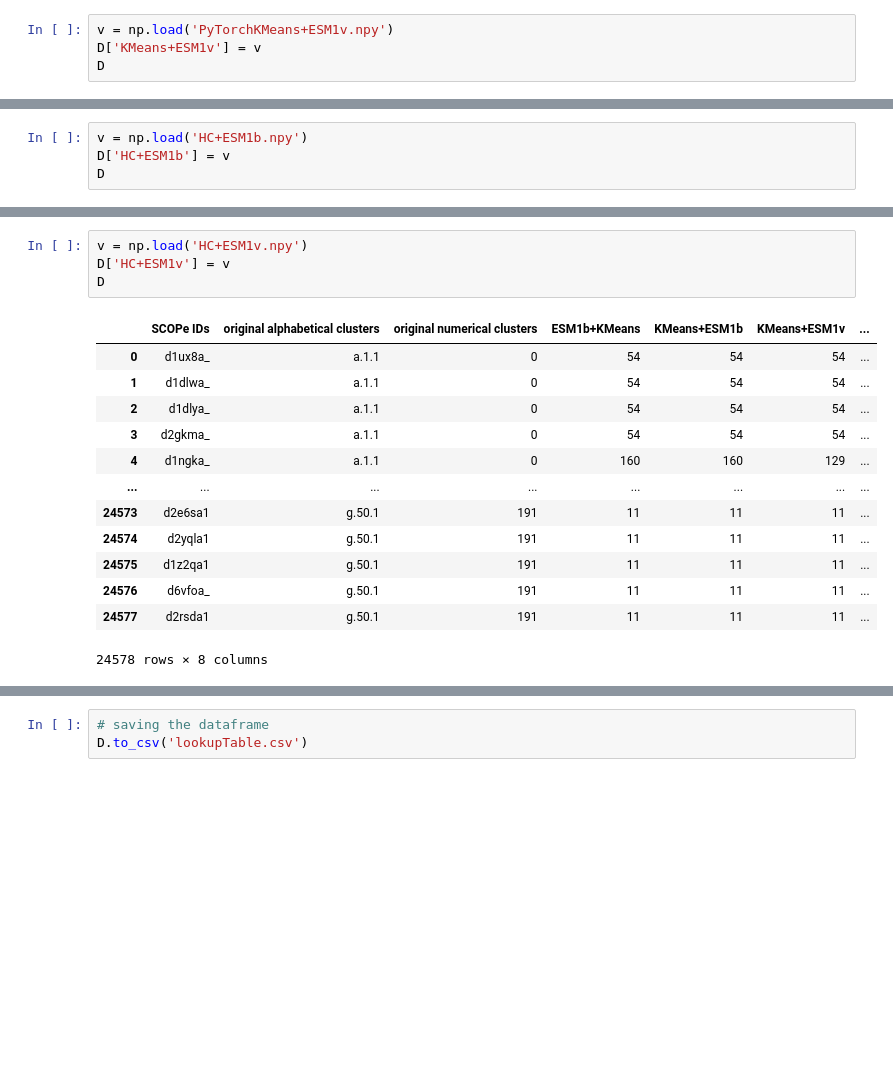
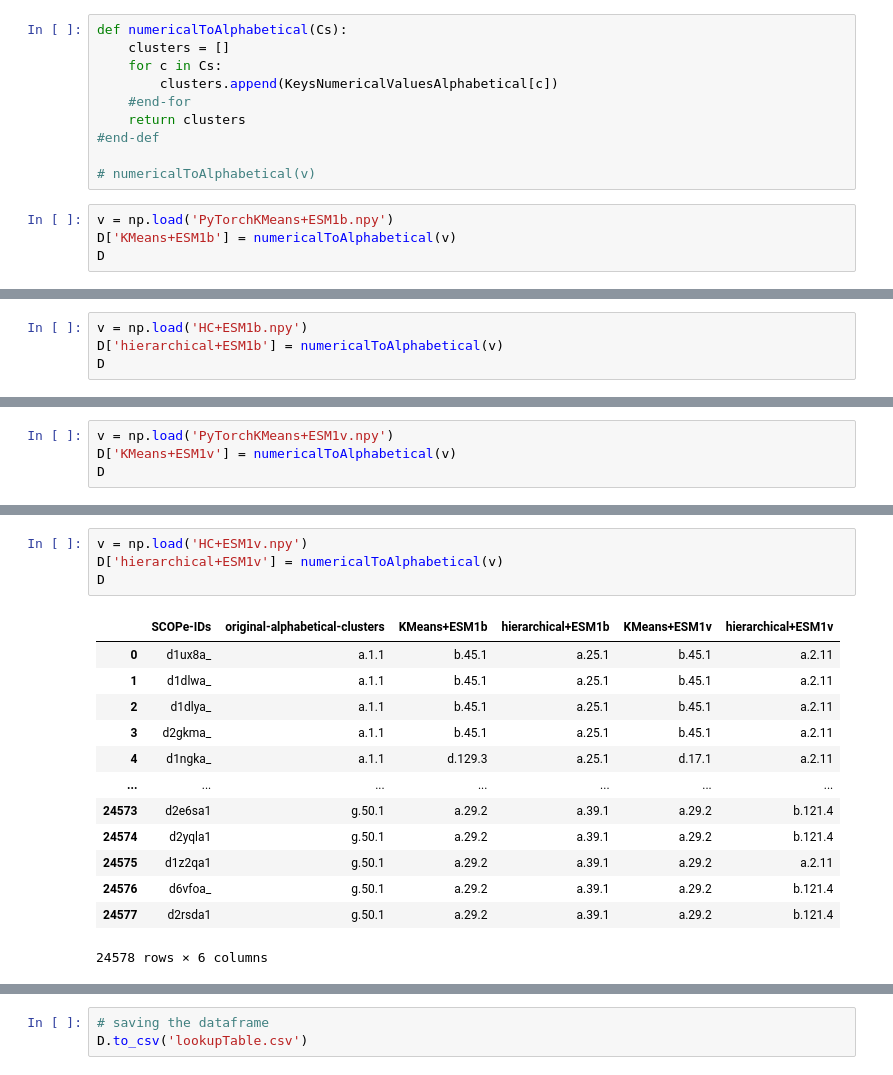
Before and after one commit to mrzResearchArena/esm-embedding-clustering, a Jupyter notebook: lookupTable.ipynb, the cells around one changed output, grey strips where cells are left out. Drawn from its saved outputs; the diff is of its cells as text; blank space fills up the shorter version.

```diff
--- a/lookupTable.ipynb
+++ b/lookupTable.ipynb
@@ -39,5 +64,15 @@ D
+# %%
+def numericalToAlphabetical(Cs):
+    clusters = []
+    for c in Cs:
+        clusters.append(KeysNumericalValuesAlphabetical[c])
+    #end-for
+    return clusters
+#end-def
+
+# numericalToAlphabetical(v)
 # %%
-v = np.load('PyTorchKMeans+ESM1v.npy')
-D['KMeans+ESM1v'] = v
+v = np.load('PyTorchKMeans+ESM1b.npy')
+D['KMeans+ESM1b'] = numericalToAlphabetical(v)
 D
 # %% [output]
@@ -57,5 +92,5 @@ D
 # %%
 v = np.load('HC+ESM1b.npy')
-D['HC+ESM1b'] = v
+D['hierarchical+ESM1b'] = numericalToAlphabetical(v)
 D
 # %% [output]
@@ -74,0 +110,4 @@ D
+# %%
+v = np.load('PyTorchKMeans+ESM1v.npy')
+D['KMeans+ESM1v'] = numericalToAlphabetical(v)
+D
@@ -75,18 +128,18 @@ D
 # %%
 v = np.load('HC+ESM1v.npy')
-D['HC+ESM1v'] = v
+D['hierarchical+ESM1v'] = numericalToAlphabetical(v)
 D
 # %% [output]
-|  | SCOPe IDs | original alphabetical clusters | original numerical clusters | ESM1b+KMeans | KMeans+ESM1b | KMeans+ESM1v | ... |
-| 0 | d1ux8a_ | a.1.1 | 0 | 54 | 54 | 54 | ... |
-| 1 | d1dlwa_ | a.1.1 | 0 | 54 | 54 | 54 | ... |
-| 2 | d1dlya_ | a.1.1 | 0 | 54 | 54 | 54 | ... |
-| 3 | d2gkma_ | a.1.1 | 0 | 54 | 54 | 54 | ... |
-| 4 | d1ngka_ | a.1.1 | 0 | 160 | 160 | 129 | ... |
-| ... | ... | ... | ... | ... | ... | ... | ... |
-| 24573 | d2e6sa1 | g.50.1 | 191 | 11 | 11 | 11 | ... |
-| 24574 | d2yqla1 | g.50.1 | 191 | 11 | 11 | 11 | ... |
-| 24575 | d1z2qa1 | g.50.1 | 191 | 11 | 11 | 11 | ... |
-| 24576 | d6vfoa_ | g.50.1 | 191 | 11 | 11 | 11 | ... |
-| 24577 | d2rsda1 | g.50.1 | 191 | 11 | 11 | 11 | ... |
+|  | SCOPe-IDs | original-alphabetical-clusters | KMeans+ESM1b | hierarchical+ESM1b | KMeans+ESM1v | hierarchical+ESM1v |
+| 0 | d1ux8a_ | a.1.1 | b.45.1 | a.25.1 | b.45.1 | a.2.11 |
+| 1 | d1dlwa_ | a.1.1 | b.45.1 | a.25.1 | b.45.1 | a.2.11 |
+| 2 | d1dlya_ | a.1.1 | b.45.1 | a.25.1 | b.45.1 | a.2.11 |
+| 3 | d2gkma_ | a.1.1 | b.45.1 | a.25.1 | b.45.1 | a.2.11 |
+| 4 | d1ngka_ | a.1.1 | d.129.3 | a.25.1 | d.17.1 | a.2.11 |
+| ... | ... | ... | ... | ... | ... | ... |
+| 24573 | d2e6sa1 | g.50.1 | a.29.2 | a.39.1 | a.29.2 | b.121.4 |
+| 24574 | d2yqla1 | g.50.1 | a.29.2 | a.39.1 | a.29.2 | b.121.4 |
+| 24575 | d1z2qa1 | g.50.1 | a.29.2 | a.39.1 | a.29.2 | a.2.11 |
+| 24576 | d6vfoa_ | g.50.1 | a.29.2 | a.39.1 | a.29.2 | b.121.4 |
+| 24577 | d2rsda1 | g.50.1 | a.29.2 | a.39.1 | a.29.2 | b.121.4 |
-24578 rows × 8 columns
+24578 rows × 6 columns
```
Also changed, not shown: parts of 22 cells of this notebook, 6 other files.
